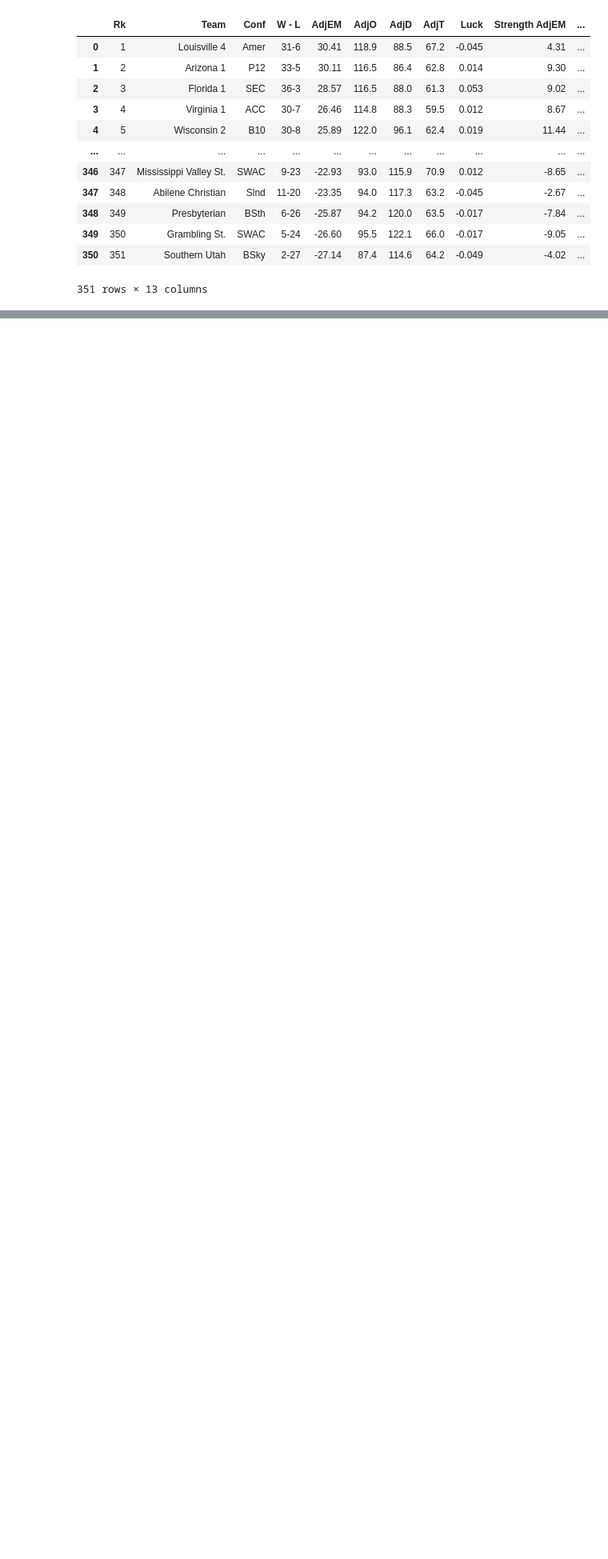
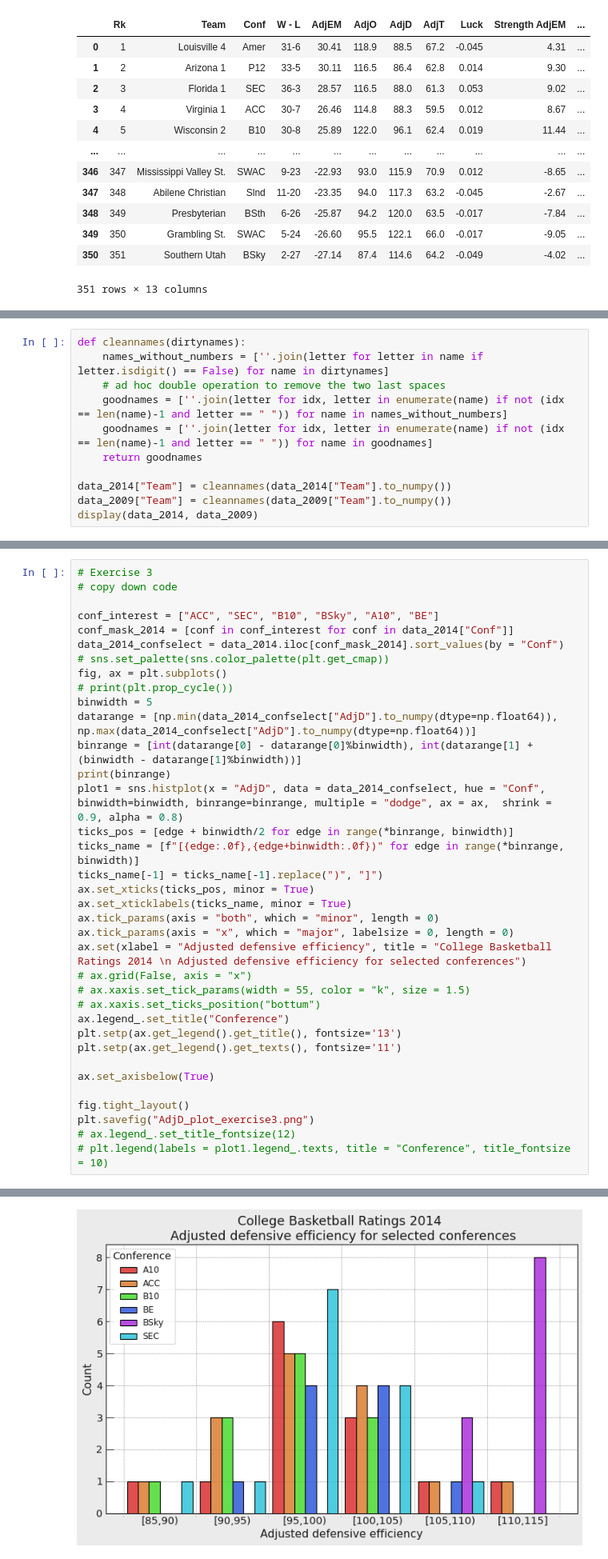
Before and after one commit to PhilKofoed/AMAS2023, a Jupyter notebook: Philip/Problemset 1/Problemset1.ipynb, the cells around one changed output, grey strips where cells are left out. Shown: that part at 80% size. Saved outputs shown, nothing was run; the diff lists cells and outputs as text; blank space fills up the shorter version.

Commit message:
Done exercise 3

```diff
--- a/Philip/Problemset 1/Problemset1.ipynb
+++ b/Philip/Problemset 1/Problemset1.ipynb
@@ -119,0 +187,11 @@ plt.savefig("AdjD_plot.png")
+# %%
+def cleannames(dirtynames):
+    names_without_numbers = [''.join(letter for letter in name if letter.isdigit() == False) for name in dirtynames]
+    # ad hoc double operation to remove the two last spaces
+    goodnames = [''.join(letter for idx, letter in enumerate(name) if not (idx == len(name)-1 and letter == " ")) for name in names_without_numbers]
+    goodnames = [''.join(letter for idx, letter in enumerate(name) if not (idx == len(name)-1 and letter == " ")) for name in goodnames]
+    return goodnames
+
+data_2014["Team"] = cleannames(data_2014["Team"].to_numpy())
+data_2009["Team"] = cleannames(data_2009["Team"].to_numpy())
+display(data_2014, data_2009)
@@ -119,0 +281,37 @@ plt.savefig("AdjD_plot.png")
+# %%
+# Exercise 3
+# copy down code
+
+conf_interest = ["ACC", "SEC", "B10", "BSky", "A10", "BE"]
+conf_mask_2014 = [conf in conf_interest for conf in data_2014["Conf"]]
+data_2014_confselect = data_2014.iloc[conf_mask_2014].sort_values(by = "Conf")
+# sns.set_palette(sns.color_palette(plt.get_cmap))
+fig, ax = plt.subplots()
+# print(plt.prop_cycle())
+binwidth = 5
+datarange = [np.min(data_2014_confselect["AdjD"].to_numpy(dtype=np.float64)), np.max(data_2014_confselect["AdjD"].to_numpy(dtype=np.float64))]
+binrange = [int(datarange[0] - datarange[0]%binwidth), int(datarange[1] + (binwidth - datarange[1]%binwidth))]
+print(binrange)
+plot1 = sns.histplot(x = "AdjD", data = data_2014_confselect, hue = "Conf", binwidth=binwidth, binrange=binrange, multiple = "dodge", ax = ax,  shrink = 0.9, alpha = 0.8)
+ticks_pos = [edge + binwidth/2 for edge in range(*binrange, binwidth)]
+ticks_name = [f"[{edge:.0f},{edge+binwidth:.0f})" for edge in range(*binrange, binwidth)]
+ticks_name[-1] = ticks_name[-1].replace(")", "]")
+ax.set_xticks(ticks_pos, minor = True)
+ax.set_xticklabels(ticks_name, minor = True)
+ax.tick_params(axis = "both", which = "minor", length = 0)
+ax.tick_params(axis = "x", which = "major", labelsize = 0, length = 0)
+ax.set(xlabel = "Adjusted defensive efficiency", title = "College Basketball Ratings 2014 \n Adjusted defensive efficiency for selected conferences")
+# ax.grid(False, axis = "x")
+# ax.xaxis.set_tick_params(width = 55, color = "k", size = 1.5)
+# ax.xaxis.set_ticks_position("bottum")
+ax.legend_.set_title("Conference")
+plt.setp(ax.get_legend().get_title(), fontsize='13')
+plt.setp(ax.get_legend().get_texts(), fontsize='11')
+
+ax.set_axisbelow(True)
+
+fig.tight_layout()
+plt.savefig("AdjD_plot_exercise3.png")
+# ax.legend_.set_title_fontsize(12)
+# plt.legend(labels = plot1.legend_.texts, title = "Conference", title_fontsize = 10)
+# %% [output]
@@ -119,0 +319 @@ plt.savefig("AdjD_plot.png")
+[figure, added]
```
Also changed, not shown: parts of 9 cells of this notebook, 8 other files.
